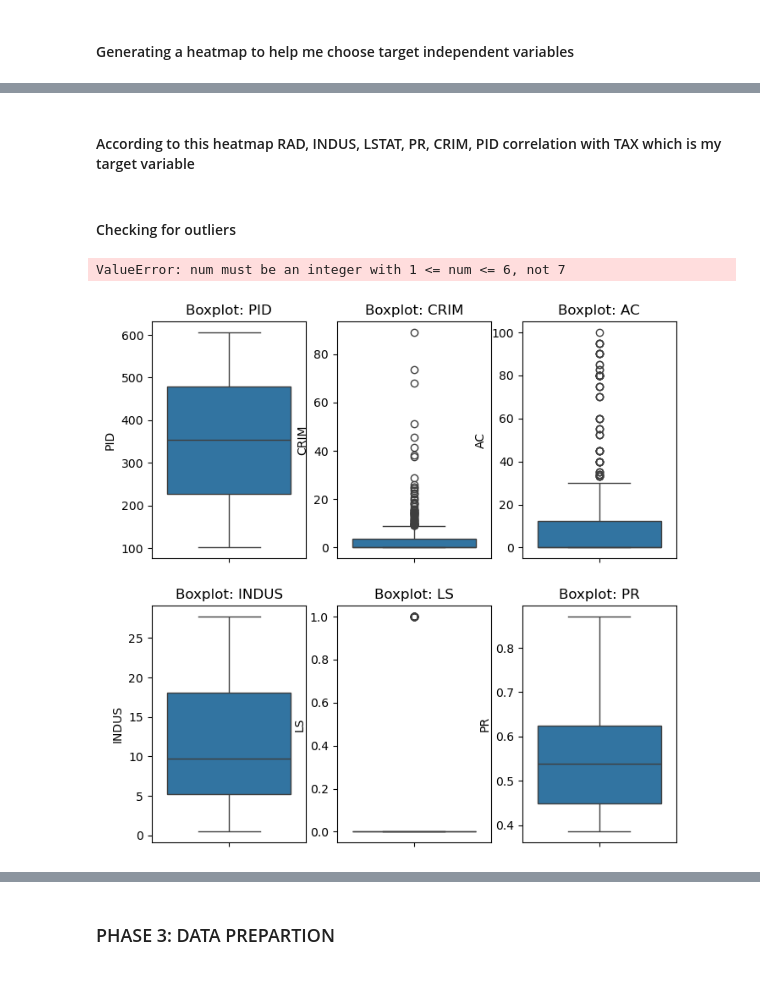
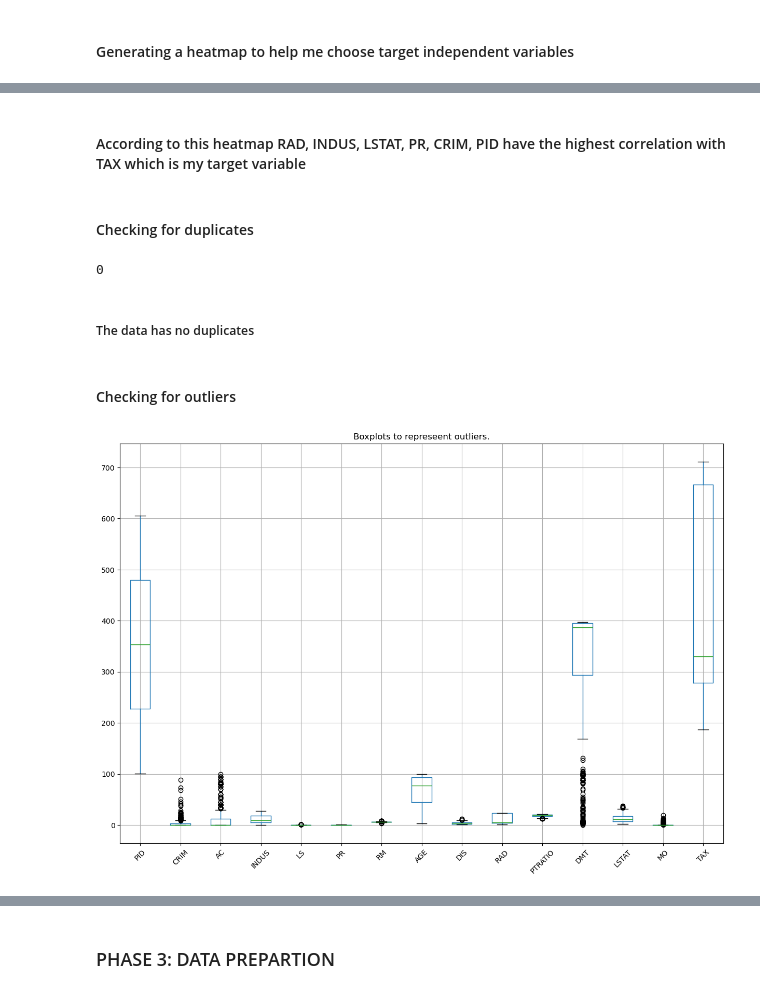
Before and after one commit to Leticia-Lakica/BIG-DATA, a Jupyter notebook: Association assignment/Housing.ipynb, the cells around one changed output, grey strips where cells are left out. Drawn from its saved outputs; the diff is of its cells as text; code cells hidden in the pictures.

```diff
--- a/Association assignment/Housing.ipynb
+++ b/Association assignment/Housing.ipynb
@@ -106,18 +106,27 @@ plt.show()
 # %% [markdown]
-#### According to this heatmap RAD, INDUS, LSTAT, PR, CRIM, PID correlation with TAX which is my target variable
+#### According to this heatmap RAD, INDUS, LSTAT, PR, CRIM, PID have the highest correlation with TAX which is my target variable
+# %% [markdown]
+#### Checking for duplicates
+# %%
+df.duplicated().sum()
+# %% [output]
+0
+# %% [markdown]
+##### The data has no duplicates
 # %% [markdown]
 #### Checking for outliers
 # %%
+
 # Focus on skewed or extreme-prone features
-cols_to_check = ['PID','CRIM','AC','INDUS','LS','PR','RM','AGE','DIS','RAD','PTRATIO','MT','LSTAT','MO','TAX']
+cols_to_check = ['PID','CRIM','AC','INDUS','LS','PR','RM','AGE','DIS','RAD','PTRATIO','DMT','LSTAT','MO','TAX']
 
-plt.figure(figsize=(8, 8))
-for i, col in enumerate(cols_to_check, 1):
-    plt.subplot(2, 3, i)
-    sns.boxplot(y=df[col])
-    plt.title(f'Boxplot: {col}')
-plt.tight_layout()
+
+number_columns = df.select_dtypes(include=['float64','int64']).columns
+
+plt.figure(figsize=(15,10))
+df[number_columns].boxplot()
+plt.xticks(rotation=45)
+plt.title("Boxplots to represeent outliers.")
 plt.show()
 # %% [output]
-ValueError: num must be an integer with 1 <= num <= 6, not 7
-[figure, old version]
+[figure, new version]
```
Also changed, not shown: parts of 26 cells of this notebook, 3 other files.
